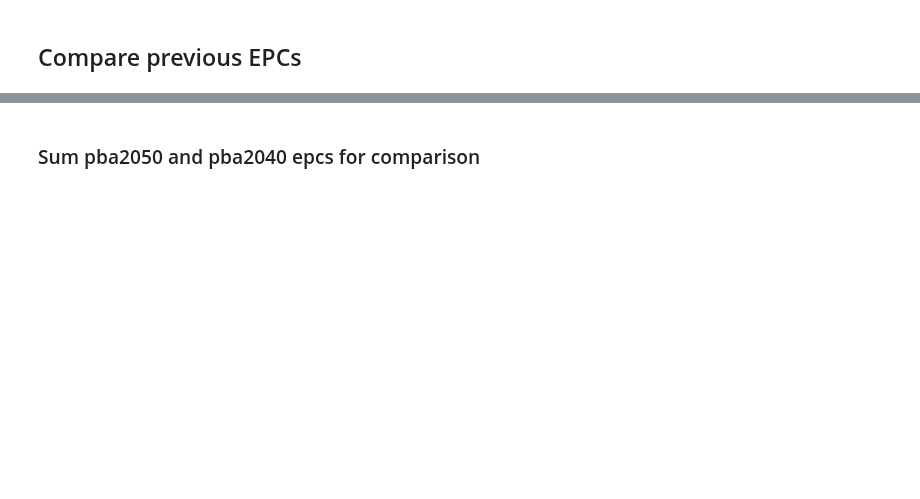
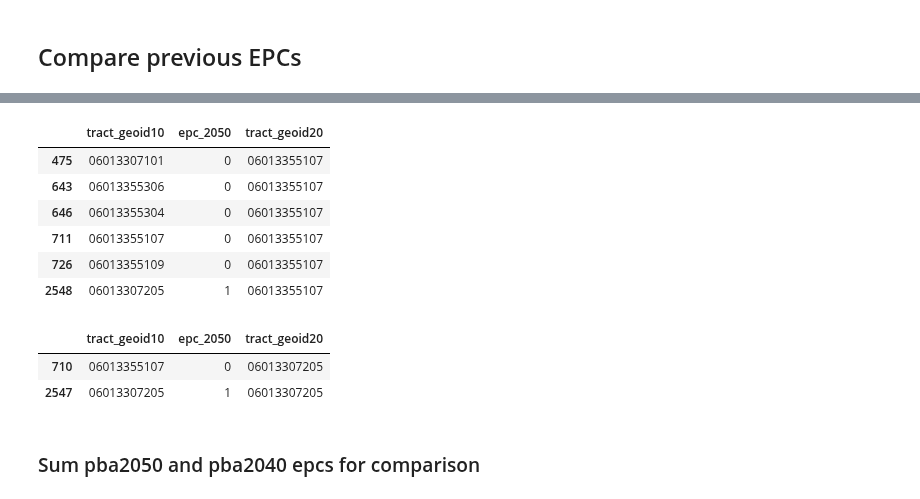
Before and after one commit to BayAreaMetro/Spatial-Analysis-Mapping-Projects, a Jupyter notebook: Project-Documentation/Equity-Priority-Communities/equity_priority_communities_build.ipynb, the cells around one changed output, grey strips where cells are left out. Saved outputs shown, nothing was run; the diff lists cells and outputs as text; code cells hidden in the pictures; blank space fills up the shorter version.

```diff
--- a/Project-Documentation/Equity-Priority-Communities/equity_priority_communities_build.ipynb
+++ b/Project-Documentation/Equity-Priority-Communities/equity_priority_communities_build.ipynb
@@ -511,3 +537,19 @@ acs_df["epc_2050"] = acs_df["tract_geoid20"].map(
+# %%
+pba50_epc_cross.query("tract_geoid20 == '06013355107'")
+# %% [output]
+|  | tract_geoid10 | epc_2050 | tract_geoid20 |
+| 475 | 06013307101 | 0 | 06013355107 |
+| 643 | 06013355306 | 0 | 06013355107 |
+| 646 | 06013355304 | 0 | 06013355107 |
+| 711 | 06013355107 | 0 | 06013355107 |
+| 726 | 06013355109 | 0 | 06013355107 |
+| 2548 | 06013307205 | 1 | 06013355107 |
+# %%
+pba50_epc_cross.query("tract_geoid20 == '06013307205'")
+# %% [output]
+|  | tract_geoid10 | epc_2050 | tract_geoid20 |
+| 710 | 06013355107 | 0 | 06013307205 |
+| 2547 | 06013307205 | 1 | 06013307205 |
 # %% [markdown]
 ### Sum pba2050 and pba2040 epcs for comparison
 # %%
```
Also changed, not shown: parts of 17 cells of this notebook.
